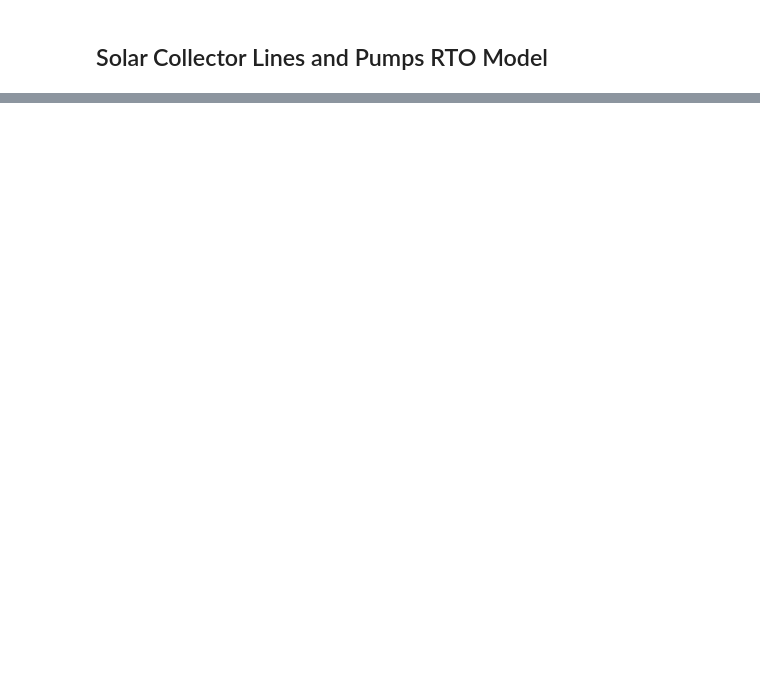
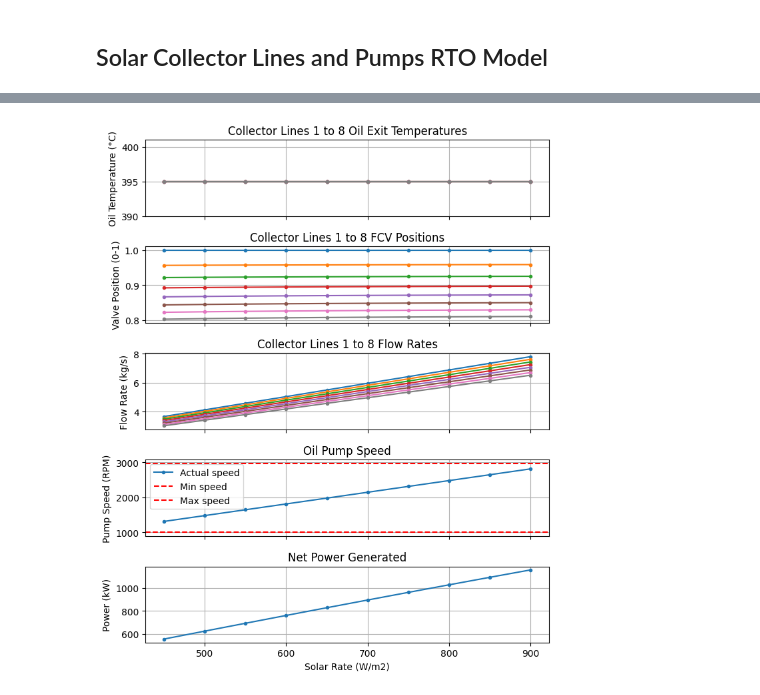
Before and after one commit to billtubbs/opt-problems, a Jupyter notebook: solar_plant_rto_cas.ipynb, the cells around one changed output, grey strips where cells are left out. Saved outputs shown, nothing was run; the diff lists cells and outputs as text; code cells hidden in the pictures; blank space fills up the shorter version.

```diff
--- a/solar_plant_rto_cas.ipynb
+++ b/solar_plant_rto_cas.ipynb
@@ -176,7 +213,7 @@ plt.show()
 # Maximizes net potential energy generation
 
 ambient_temp = 20  # degC
-solar_rates = np.linspace(500, 900, 41)  # W/m2
+solar_rates = np.linspace(450, 900, 26)  # W/m2
 oil_return_temp = 270  # degC
 
 # Silence solver output
@@ -185,6 +222,8 @@ solver_opts = {'ipopt.tol': 1e-9, 'print_time': False, 'ipopt': {'print_level':
 valve_positions = []
 oil_flow_rates = []
 oil_exit_temps = []
+pump_speeds = []
+potential_work = []
 index_values = []
 
 for solar_rate in tqdm(solar_rates):
@@ -197,10 +236,15 @@ for solar_rate in tqdm(solar_rates):
         n_lines,
         solver_opts=solver_opts
     )
+    actual_pump_speed = actual_pump_speed_from_scaled(
+        variables['pump_speed_scaled']
+    )
 
     valve_positions.append(variables['valve_positions'])
     oil_flow_rates.append(variables['collector_flow_rates'])
     oil_exit_temps.append(variables['oil_exit_temps'])
+    pump_speeds.append(actual_pump_speed)
+    potential_work.append(variables['potential_work'])
     index_values.append(solar_rate)
 
 valve_positions = pd.DataFrame.from_records(
@@ -218,4 +262,14 @@ oil_exit_temps = pd.DataFrame.from_records(
     index=pd.Index(index_values, name='Solar Rate (W/m2)'),
     columns=pd.Index(range(n_lines), name='Collector Line')
 )
+pump_speeds = pd.Series(
+    pump_speeds,
+    index=pd.Index(index_values, name='Pump Speed (RPM)'),
+    name='Pump Speed (scaled)'
+)
+potential_work = pd.Series(
+    potential_work,
+    index=pd.Index(index_values, name='Potential Useful Work Output (kW)'),
+    name='Pump Speed (scaled)'
+)
 # %%
@@ -260,0 +411,69 @@ plt.show()
+# %%
+fig, axes = plt.subplots(5, 1, sharex=True, figsize=(7, 8.5))
+
+n_lines_to_plot = min(8, n_lines)
+
+ax = axes[0]
+for line in oil_exit_temps.columns[:n_lines_to_plot]:  # Plot first 8 lines only
+    oil_exit_temps[line].plot(
+        ax=ax,
+        style='.-',
+        title=f'Collector Lines 1 to {n_lines_to_plot} Oil Exit Temperatures',
+        xlabel='Solar Rate (W/m2)',
+        ylabel='Oil Temperature (°C)',
+    )
+ax.set_ylim([390, 401])
+ax.grid(True)
+
+ax = axes[1]
+for line in valve_positions.columns[:n_lines_to_plot]:  # Plot first 8 lines only
+    valve_positions[line].plot(
+        ax=ax,
+        style='.-',
+        title=f'Collector Lines 1 to {n_lines_to_plot} FCV Positions',
+        xlabel='Solar Rate (W/m2)',
+        ylabel='Valve Position (0-1)',
+    )
+ax.set_ylim([None, 1.01])
+ax.grid(True)
+
+ax = axes[2]
+for line in oil_flow_rates.columns[:n_lines_to_plot]:  # Plot first 8 lines only
+    oil_flow_rates[line].plot(
+        ax=ax,
+        style='.-',
+        title=f'Collector Lines 1 to {n_lines_to_plot} Flow Rates',
+        xlabel='Solar Rate (W/m2)',
+        ylabel='Flow Rate (kg/s)',
+    )
+ax.grid(True)
+
+ax = axes[3]
+pump_speeds.plot(
+    ax=ax,
+    style='.-',
+    title=f'Oil Pump Speed',
+    xlabel='Solar Rate (W/m2)',
+    ylabel='Pump Speed (RPM)',
+    label='Actual speed',
+)
+ax.axhline(PUMP_SPEED_MIN, color='red', linestyle='--', label='Min speed')
+ax.axhline(PUMP_SPEED_MAX, color='red', linestyle='--', label='Max speed')
+ax.grid(True)
+ax.legend()
+
+ax = axes[4]
+net_power_output.plot(
+    ax=ax,
+    style='.-',
+    title=f'Net Power Generated',
+    xlabel='Solar Rate (W/m2)',
+    ylabel='Power (kW)',
+)
+ax.grid(True)
+
+plt.tight_layout()
+plt.savefig(os.path.join(plot_dir, "solar_plant_rto_gen_results.png"), dpi=150)
+plt.show()
+# %% [output]
+[figure, added]
```
Also changed, not shown: parts of 12 cells of this notebook, 2 other files.
